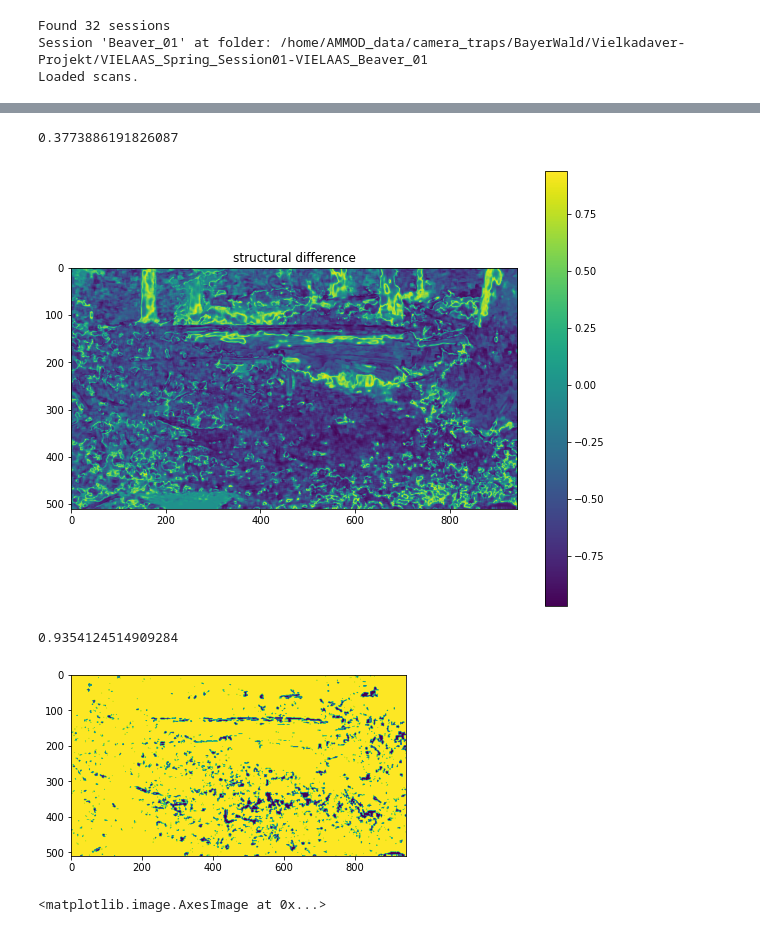
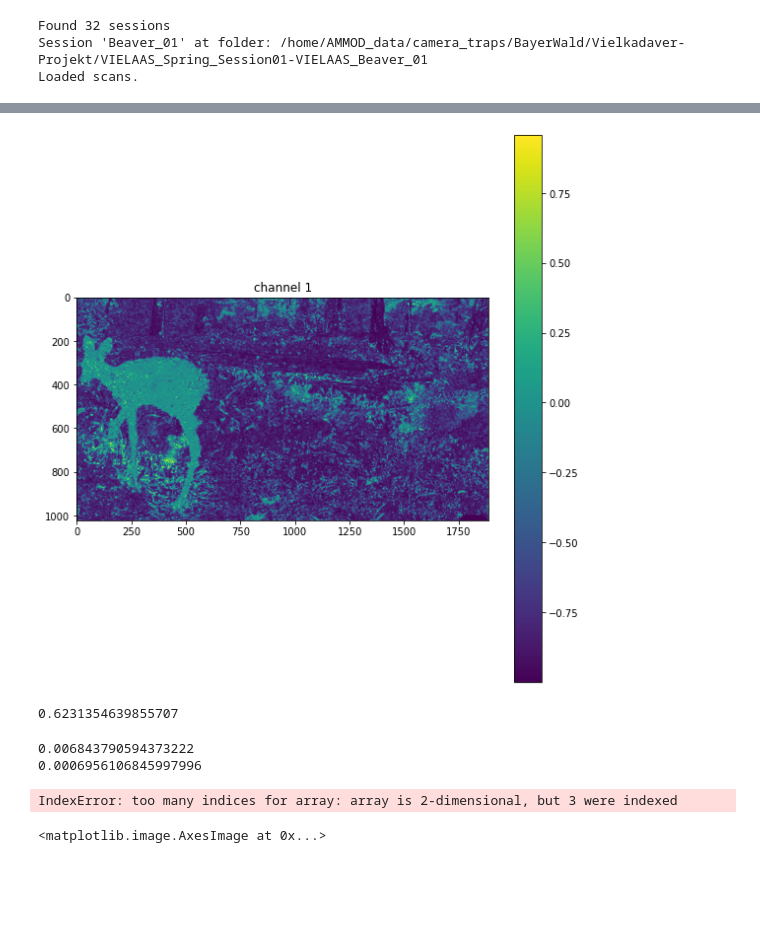
Before and after one commit to kleincode/camera-trap-anomaly-detection, a Jupyter notebook: frame_differencing.ipynb, the cells around one changed output, grey strips where cells are left out. Drawn from its saved outputs; the diff is of its cells as text; code cells hidden in the pictures; blank space fills up the shorter version.

```diff
--- a/frame_differencing.ipynb
+++ b/frame_differencing.ipynb
@@ -62,29 +67,38 @@ display_images([cinterpol, cimg2, cimg2 ^ cinterpol], ["Interpolated", "Motion i
 # %%
 def normalize(img):
     return (img - np.mean(img)) / np.std(img)
-# %%
-mssim, S = structural_similarity(normalize(interpol_), normalize(img2_), full=True)
-plt.figure(figsize=(10, 8))
-plt.imshow(-S)
-plt.colorbar()
-plt.title("structural difference")
-print(mssim)
-# %% [output]
-0.3773886191826087
-[figure, removed]
+# %%
+if gray:
+    mssim, S = structural_similarity(normalize(interpol), normalize(img2), full=True)
+    display_images([-S], ["channel 1"], colorbar=True)
+    print(mssim)
+else:
+    mssim, S = structural_similarity(normalize(interpol), normalize(img2), full=True, multichannel=True)
+    display_images([-S[:,:,0], -S[:,:,0], -S[:,:,0]], ["channel 1", "channel 2", "channel 3"], colorbar=True)
+    print(mssim)
+# %% [output]
+[figure, added]
+0.6231354639855707
 # %%
 def threshold(img, thr):
     return img * (img >= thr)
 
 def mask(img, thr):
     return img >= thr
+# %%
+diff = (img2 - img1) ** 2
+diff_test = (img1 - interpol) ** 2
+print(np.average(diff))
+print(np.average(diff_test))
+# %% [output]
+0.006843790594373222
+0.0006956106845997996
 # %%
-S_ = mask(-S, -0.8)
+S_ = mask(-S[:,:,0], -0.2)
 plt.imshow(S_)
 print(np.average(S_))
 # %% [output]
-0.9354124514909284
+IndexError: too many indices for array: array is 2-dimensional, but 3 were indexed
-[figure, removed]
 # %%
 from scipy.ndimage.morphology import binary_closing, binary_erosion
 # %%
```
Also changed, not shown: parts of 13 cells of this notebook, 6 other files.
